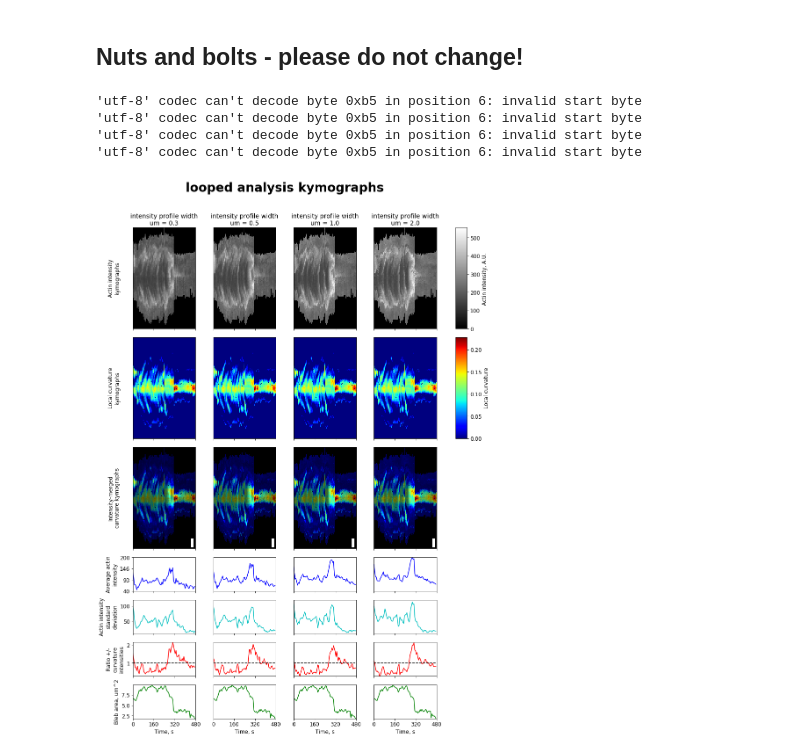
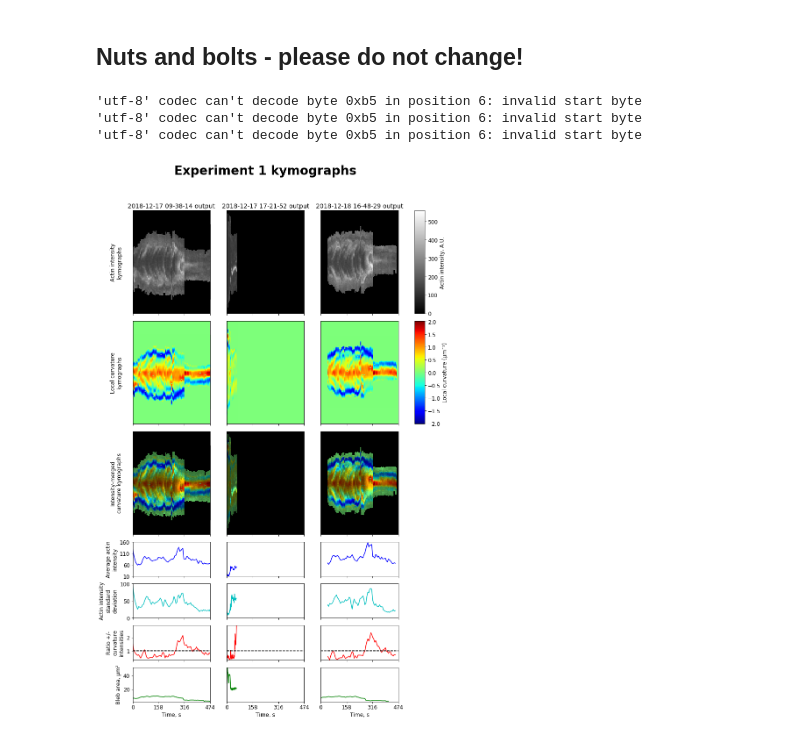
Before and after one commit to dougkelly88/blebbing_analysis, a Jupyter notebook: plotting/Blebbing figures.ipynb, the cells around one changed output. Drawn from its saved outputs; the diff is of its cells as text; code cells hidden in the pictures.

Commit message:
Add membrane length and time normalisation so that kymographs can be displayed on identical length/time scales regardless of the actual size/duration of the data

```diff
--- a/plotting/Blebbing figures.ipynb
+++ b/plotting/Blebbing figures.ipynb
@@ -30,8 +30,11 @@ This notebook is designed to generate figures for comparison of membrane blebbin
 # %% [markdown]
 ## Setup
 # %%
-experiment_folder = "C:\\Users\\dougk\\Desktop\\output\\Experiment 1";
-experiment_folder = "C:\\Users\\dougk\\Desktop\\output\\2019-01-22 14-30-44 output\\looped analysis"
+# experiment_folder = "C:\\Users\\dougk\\Desktop\\output\\Experiment 1";
+# experiment_folder = "C:\\Users\\dougk\\Desktop\\output\\2019-01-22 14-30-44 output\\looped analysis"
+# experiment_folder = "C:\\Users\\dougk\\Desktop\\output\\2019-01-29 16-16-23 output\\Varying intensity thickness parameter"
+#experiment_folder = "C:\\Users\\dougk\\Desktop\\output\\2019-01-29 17-10-59 output\\Varying curvature length parameter"
+experiment_folder = "D:\\data\\Inverse blebbing\\Experiment 1"
 condition_names = None;
 #condition_names = ["control", "condition 1", "condition 2"]
 annotation_arrows = None;
@@ -42,7 +45,11 @@ scale_bar_size_um = 1.0;
 scale_bar_position = (0.75, 0.9) # in normalised axis coordinates
 scale_bar_color = 'w';
 contrast_enhancement = 0.35;
-base_chosen_timepoints = [0, 100, 200, 300];
+base_chosen_timepoints = [0, 120, 240, 354];
+order_numerically = False;
+make_colorscale_symmetrical = True;
+keep_time_scales_consistent = True;
+keep_length_scales_consistent = True;
 # %% [markdown]
 ## Font setup
 # %%
@@ -160,37 +185,48 @@ def add_scalebar(params, ax, fig, color='w', scale_bar_size_um=1, vertical_scale
 # load and plot kymographs
 actin_kyms, curvature_kyms, paramses, subtitles, areas = load_kymograph_data(experiment_folder,
                                                                         condition_names=condition_names,
-                                                                        use_subfolder_as_condition=use_subfolder_as_condition);
-
+                                                                        use_subfolder_as_condition=use_subfolder_as_condition,
+                                                                        order_numerically=order_numerically);
 average_nonzero_intensities = [];
 std_nonzero_intensities = [];
 intensity_ratios = [];
 title_text_objs = [];
+ts = [];
+hs = [];
 experiment_title = os.path.basename(experiment_folder);
 
+curvature_unit_label = u' (' + paramses[0].pixel_unit + u'\u02c9\u00b9)';
 curv_lims = (min([im.min() for im in curvature_kyms]), max([im.max() for im in curvature_kyms]));
+if make_colorscale_symmetrical:
+    curv_lims = (-max([abs(x) for x in curv_lims]), max([abs(x) for x in curv_lims]))
 intensity_lims = (min([im.min() for im in actin_kyms]), max([im.max() for im in actin_kyms]));
 fig, axs = plt.subplots(ncols=len(actin_kyms),
                         nrows=7,
                         sharex='col',
-                        figsize=(3*len(curvature_kyms),18),
+                        figsize=(3.5*len(curvature_kyms),18),
                         gridspec_kw = {'height_ratios':[3, 3, 3, 1, 1, 1, 1]});
 for idx in range(len(actin_kyms)):
     t_offs = 0;
     timestep = paramses[idx].frame_interval;
-    if paramses[idx].time_crop_start_end[0] is not None:
-        t_offs = float(paramses[idx].time_crop_start_end[0] * paramses[idx].frame_interval);
+    if paramses[idx].time_crop_start_end is not None:
+        if paramses[idx].time_crop_start_end[0] is not None:
+            t_offs = float(paramses[idx].time_crop_start_end[0] * paramses[idx].frame_interval);
     actin_im=axs[0][idx].imshow(actin_kyms[idx],
                            plt.cm.gray,
                            vmin=intensity_lims[0],
                            vmax=intensity_lims[1],
                            aspect='auto',
                            interpolation=None,
-                           extent=[t_offs,timestep*actin_kyms[idx].shape[1]+t_offs,0,actin_kyms[idx].shape[0]]);
+                           extent=[t_offs,
+                                  timestep*actin_kyms[idx].shape[1]+t_offs,
+                                  -actin_kyms[idx].shape[0] * paramses[idx].pixel_physical_size/2,
+                                  actin_kyms[idx].shape[0] * paramses[idx].pixel_physical_size/2])
     average_nonzero_intensity, avg_nzi_pos_curv, avg_nzi_neg_curv, std_nzi = generate_average_intensity_plots(actin_kyms[idx], curvature_kyms[idx], curvature_threshold=curvature_threshold);
     average_nonzero_intensities.append(average_nonzero_intensity);
     std_nonzero_intensities.append(std_nzi);
     t = [t_offs + tidx*timestep for tidx in range(actin_kyms[idx].shape[1])];
+    ts.append(t);
+    hs.append(actin_kyms[idx].shape[0] * paramses[idx].pixel_physical_size);
     avgIplt = axs[3][idx].plot(t, average_nonzero_intensity, 'b-');
     varIplt = axs[4][idx].plot(t, std_nzi, 'c-');
     intensity_ratios.append(avg_nzi_pos_curv/avg_nzi_neg_curv);
@@ -203,7 +239,10 @@ for idx in range(len(actin_kyms)):
                            vmax=curv_lims[1],
                            aspect='auto',
                            interpolation=None,
-                           extent=[t_offs,timestep*actin_kyms[idx].shape[1]+t_offs,0,actin_kyms[idx].shape[0]]);
+                           extent=[t_offs,
+                                   timestep*actin_kyms[idx].shape[1]+t_offs,
+                                   -actin_kyms[idx].shape[0] * paramses[idx].pixel_physical_size/2,
+                                   actin_kyms[idx].shape[0] * paramses[idx].pixel_physical_size/2]);
     axs[6][idx].set_xlabel("Time, " + paramses[idx].interval_unit);
     axs[0][idx].set_yticks([]);
     axs[1][idx].set_yticks([]);
@@ -212,10 +251,13 @@ for idx in range(len(actin_kyms)):
     axs[2][idx].imshow(merged_im,
                   aspect='auto',
                   interpolation=None,
-                  extent=[t_offs,timestep*actin_kyms[idx].shape[1]+t_offs,0,actin_kyms[idx].shape[0]])
-    axs[2][idx].set_xticks([t_offs + (xidx*timestep*actin_kyms[idx].shape[1])/(n_x_ticks-1) for xidx in range(n_x_ticks)])
+                  extent=[t_offs,
+                          timestep*actin_kyms[idx].shape[1]+t_offs,
+                          -actin_kyms[idx].shape[0] * paramses[idx].pixel_physical_size/2,
+                          actin_kyms[idx].shape[0] * paramses[idx].pixel_physical_size/2])
+
     axs[2][idx].set_yticks([]);
-    add_scalebar(paramses[idx], axs[2][idx], fig, color='w', scale_bar_size_um=1, vertical_scale_bar=True)
+#     add_scalebar(paramses[idx], axs[2][idx], fig, color='w', scale_bar_size_um=1, vertical_scale_bar=True)
 
 # handle presentation
 plt.tight_layout()
@@ -227,7 +269,7 @@ cbar_ax2 = fig.add_axes([0.95, axs[1][len(actin_kyms)-1].get_position().y0,
 fig.colorbar(actin_im, cax=cbar_ax1);
 fig.colorbar(curv_im, cax=cbar_ax2);
 cbar_ax1.set_ylabel(paramses[0].labeled_species + " intensity, A.U. ");
-cbar_ax2.set_ylabel("Local curvature");
+cbar_ax2.set_ylabel("Local curvature" + curvature_unit_label);
 
 avgd_intensity_lims = [10*np.floor(np.min([i.min() for i in average_nonzero_intensities])/10),
                        10*np.ceil(max([i.max() for i in average_nonzero_intensities])/10)];
@@ -252,6 +294,26 @@ for idx in range(len(actin_kyms)):
     axs[5][idx].set_ylim(ratio_lims);
     axs[6][idx].set_ylim(area_lims);
 
+    if keep_time_scales_consistent:
+        t_range = [min([min(tt) for tt in ts]), max([max(tt) for tt in ts])];
+        for iidx in range(7):
+            axs[iidx][idx].set_xlim(t_range)
+        axs[6][idx].set_xticks([t_range[0] + (xidx*t_range[1]/(n_x_ticks-1)) for xidx in range(n_x_ticks)]);
+        axs[5][idx].plot(t_range, [1, 1], 'k--');
+
+    if keep_length_scales_consistent:
+        maxh = max(hs);
+        axs[0][idx].set_ylim([-maxh/2, maxh/2])
+        axs[1][idx].set_ylim([-maxh/2, maxh/2])
+        axs[2][idx].set_ylim([-maxh/2, maxh/2])
+
+    if keep_length_scales_consistent or keep_time_scales_consistent:
+        axs[0][idx].set_facecolor('k');
+        axs[2][idx].set_facecolor('k');
+        if make_colorscale_symmetrical:
+            axs[1][idx].set_facecolor(cm.jet(128))
+
+
 # label each row of the figure appropriately
 subtitles = ['Actin intensity kymographs',
              'Local curvature kymographs',
@@ -259,7 +321,7 @@ subtitles = ['Actin intensity kymographs',
              'Average actin intensity',
              'Actin intensity standard deviation',
              'Ratio +/- curvature intensities',
-             'Bleb area, um^2'
+             'Bleb area, ' + _um + _squared
              ];
 for row_idx in range(7):
     txt = None;
@@ -269,35 +331,34 @@ for row_idx in range(7):
         txt = Text(0.05, ypos, "\n".join(wrap(subtitles[row_idx], int(300.0/axis_label_size))),
                    rotation='vertical',
                    horizontalalignment='center',
                    va='center',
                    fontsize=axis_label_size);
     else:
         axs[row_idx][0].set_ylabel("\n".join(wrap(subtitles[row_idx], int(200.0/axis_label_size))))
 
     if txt is not None:
         fig.add_artist(txt)
 
 # plt.rc('figure', titlesize='x-large', titleweight='bold')
 fig.suptitle(experiment_title + " kymographs");
 
 # handle arrow annotations
 if annotation_arrows is not None:
     for ann in annotation_arrows:
         direction = -1 if ann[1][1] > 0.5 else 1;
         axs[0][ann[0]].annotate('', xycoords='axes fraction', xy=ann[1],
                                 xytext=(ann[1][0], ann[1][1] - direction * 0.1), textcoords='axes fraction',
                                 arrowprops=dict(facecolor='black', edgecolor='white'));
         axs[1][ann[0]].annotate('', xycoords='axes fraction', xy=ann[1],
                                 xytext=(ann[1][0], ann[1][1] - direction * 0.1), textcoords='axes fraction',
                                 arrowprops=dict(facecolor='black', edgecolor='white'));
 
 plt.show();
 # %% [output]
 'utf-8' codec can't decode byte 0xb5 in position 6: invalid start byte
 'utf-8' codec can't decode byte 0xb5 in position 6: invalid start byte
 'utf-8' codec can't decode byte 0xb5 in position 6: invalid start byte
-'utf-8' codec can't decode byte 0xb5 in position 6: invalid start byte
-[figure, old version]
+[figure, new version]
 # %%
 ims = [];
 raw_curvatures = [];
```
Also changed, not shown: parts of 4 cells of this notebook.
